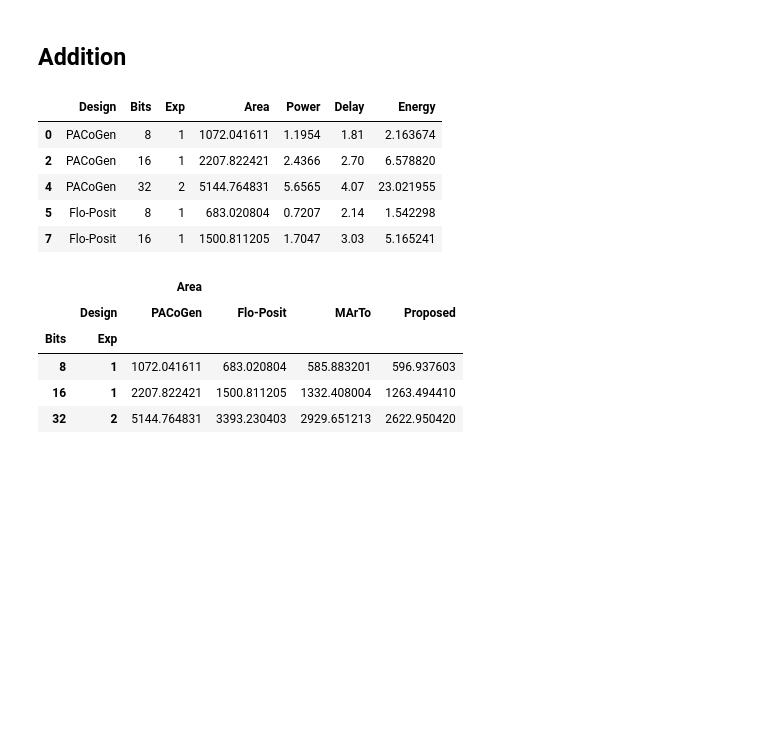
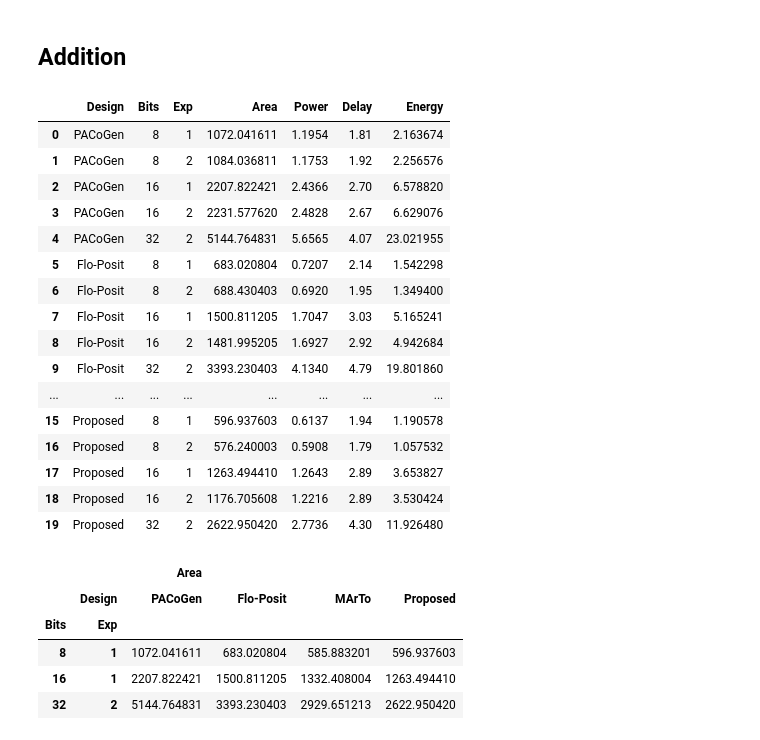
Before and after one commit to RaulMurillo/CoNGA_22, a Jupyter notebook: plot_graphs.ipynb, the cells around one changed output. Drawn from its saved outputs; the diff is of its cells as text; code cells hidden in the pictures; blank space fills up the shorter version.

```diff
--- a/plot_graphs.ipynb
+++ b/plot_graphs.ipynb
@@ -12,15 +14,26 @@ sns.set_context("paper")
 ## Addition
 # %%
 adder_df = pd.read_json("Addition/synopsys_results.json")
-adder_df = adder_df[(adder_df['Exp']==1) | (adder_df['Bits']==32)]
-adder_df.head()
+# adder_df = adder_df[(adder_df['Exp']==1) | (adder_df['Bits']==32)]
+adder_df  # .head()
 # %% [output]
 |  | Design | Bits | Exp | Area | Power | Delay | Energy |
 | 0 | PACoGen | 8 | 1 | 1072.041611 | 1.1954 | 1.81 | 2.163674 |
+| 1 | PACoGen | 8 | 2 | 1084.036811 | 1.1753 | 1.92 | 2.256576 |
 | 2 | PACoGen | 16 | 1 | 2207.822421 | 2.4366 | 2.70 | 6.578820 |
+| 3 | PACoGen | 16 | 2 | 2231.577620 | 2.4828 | 2.67 | 6.629076 |
 | 4 | PACoGen | 32 | 2 | 5144.764831 | 5.6565 | 4.07 | 23.021955 |
 | 5 | Flo-Posit | 8 | 1 | 683.020804 | 0.7207 | 2.14 | 1.542298 |
+| 6 | Flo-Posit | 8 | 2 | 688.430403 | 0.6920 | 1.95 | 1.349400 |
 | 7 | Flo-Posit | 16 | 1 | 1500.811205 | 1.7047 | 3.03 | 5.165241 |
+| 8 | Flo-Posit | 16 | 2 | 1481.995205 | 1.6927 | 2.92 | 4.942684 |
+| 9 | Flo-Posit | 32 | 2 | 3393.230403 | 4.1340 | 4.79 | 19.801860 |
+| ... | ... | ... | ... | ... | ... | ... | ... |
+| 15 | Proposed | 8 | 1 | 596.937603 | 0.6137 | 1.94 | 1.190578 |
+| 16 | Proposed | 8 | 2 | 576.240003 | 0.5908 | 1.79 | 1.057532 |
+| 17 | Proposed | 16 | 1 | 1263.494410 | 1.2643 | 2.89 | 3.653827 |
+| 18 | Proposed | 16 | 2 | 1176.705608 | 1.2216 | 2.89 | 3.530424 |
+| 19 | Proposed | 32 | 2 | 2622.950420 | 2.7736 | 4.30 | 11.926480 |
 # %%
 if False:
     aux_adder = adder_df.groupby(["Design", "Bits"], sort=False).sum()
```
Also changed, not shown: parts of 26 cells of this notebook.
